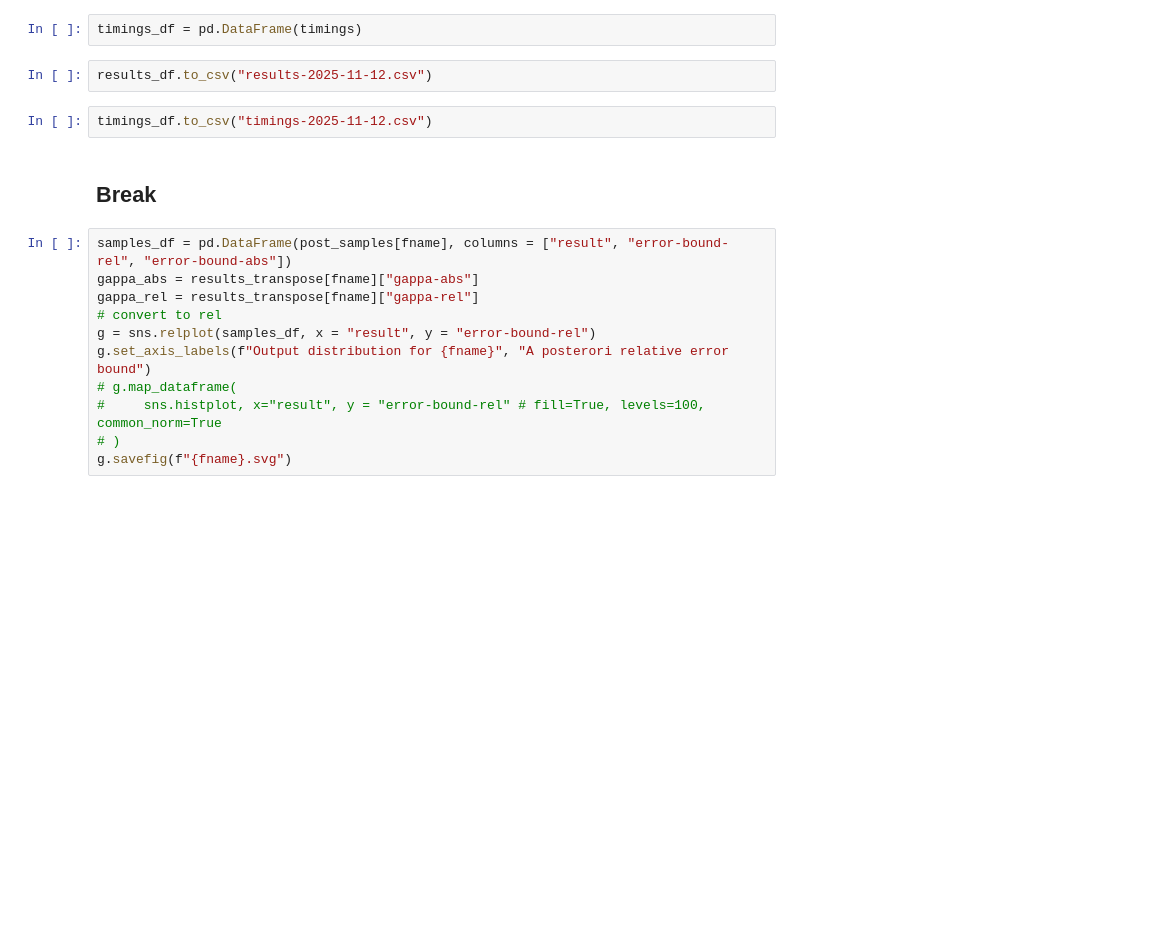
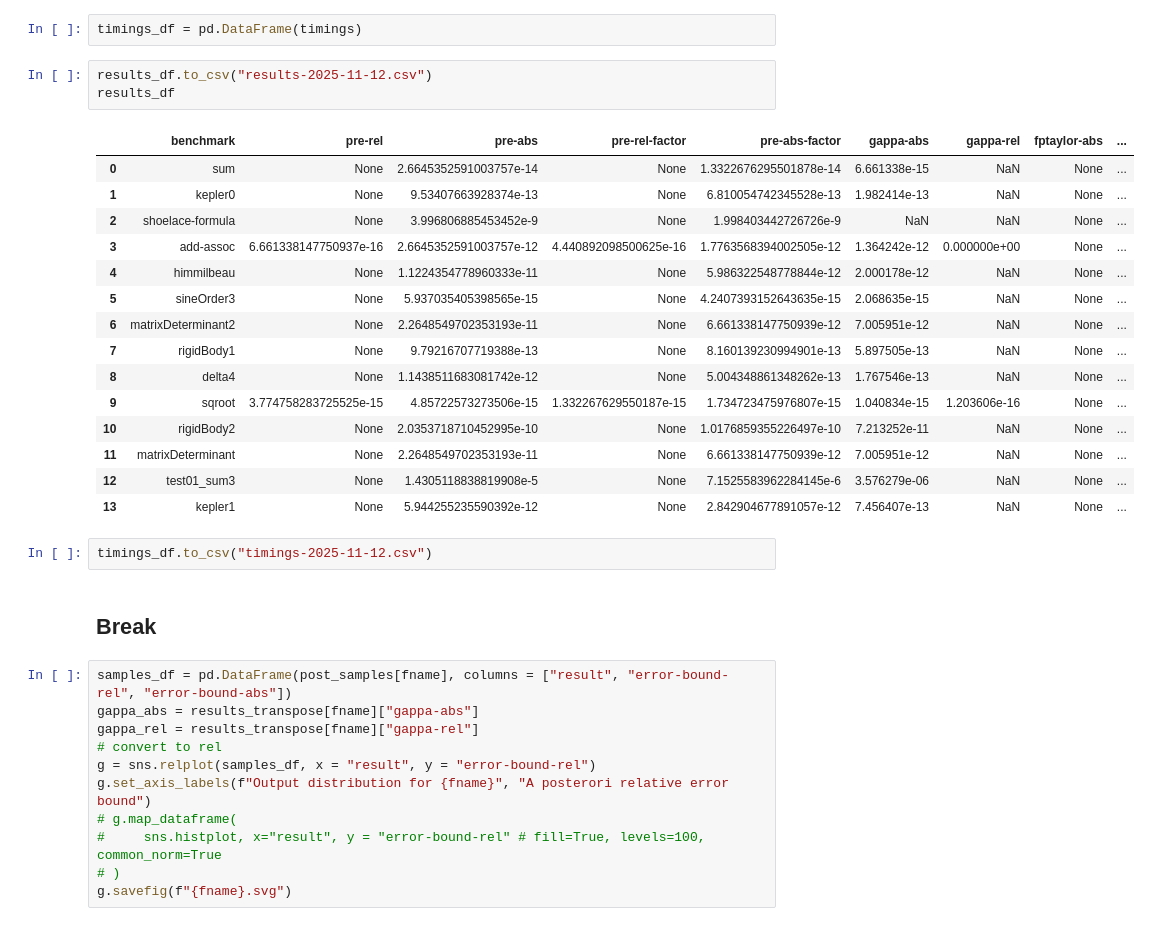
Before and after one commit to Athena-Types/numerics-playground, a Jupyter notebook: plots/pldi.ipynb, the cells around one changed output. Saved outputs shown, nothing was run; the diff lists cells and outputs as text; blank space fills up the shorter version.

```diff
--- a/plots/pldi.ipynb
+++ b/plots/pldi.ipynb
@@ -197,6 +223,23 @@ for fname in names:
 timings_df = pd.DataFrame(timings)
 # %%
 results_df.to_csv("results-2025-11-12.csv")
+results_df
+# %% [output]
+|  | benchmark | pre-rel | pre-abs | pre-rel-factor | pre-abs-factor | gappa-abs | gappa-rel | fptaylor-abs | ... |
+| 0 | sum | None | 2.6645352591003757e-14 | None | 1.3322676295501878e-14 | 6.661338e-15 | NaN | None | ... |
+| 1 | kepler0 | None | 9.53407663928374e-13 | None | 6.810054742345528e-13 | 1.982414e-13 | NaN | None | ... |
+| 2 | shoelace-formula | None | 3.996806885453452e-9 | None | 1.998403442726726e-9 | NaN | NaN | None | ... |
+| 3 | add-assoc | 6.661338147750937e-16 | 2.6645352591003757e-12 | 4.440892098500625e-16 | 1.7763568394002505e-12 | 1.364242e-12 | 0.000000e+00 | None | ... |
+| 4 | himmilbeau | None | 1.1224354778960333e-11 | None | 5.986322548778844e-12 | 2.000178e-12 | NaN | None | ... |
+| 5 | sineOrder3 | None | 5.937035405398565e-15 | None | 4.2407393152643635e-15 | 2.068635e-15 | NaN | None | ... |
+| 6 | matrixDeterminant2 | None | 2.2648549702353193e-11 | None | 6.661338147750939e-12 | 7.005951e-12 | NaN | None | ... |
+| 7 | rigidBody1 | None | 9.79216707719388e-13 | None | 8.160139230994901e-13 | 5.897505e-13 | NaN | None | ... |
+| 8 | delta4 | None | 1.1438511683081742e-12 | None | 5.004348861348262e-13 | 1.767546e-13 | NaN | None | ... |
+| 9 | sqroot | 3.774758283725525e-15 | 4.85722573273506e-15 | 1.332267629550187e-15 | 1.734723475976807e-15 | 1.040834e-15 | 1.203606e-16 | None | ... |
+| 10 | rigidBody2 | None | 2.0353718710452995e-10 | None | 1.0176859355226497e-10 | 7.213252e-11 | NaN | None | ... |
+| 11 | matrixDeterminant | None | 2.2648549702353193e-11 | None | 6.661338147750939e-12 | 7.005951e-12 | NaN | None | ... |
+| 12 | test01_sum3 | None | 1.4305118838819908e-5 | None | 7.1525583962284145e-6 | 3.576279e-06 | NaN | None | ... |
+| 13 | kepler1 | None | 5.944255235590392e-12 | None | 2.842904677891057e-12 | 7.456407e-13 | NaN | None | ... |
 # %%
 timings_df.to_csv("timings-2025-11-12.csv")
 # %% [markdown]
```
Also changed, not shown: parts of 4 cells of this notebook, 16 other files.
